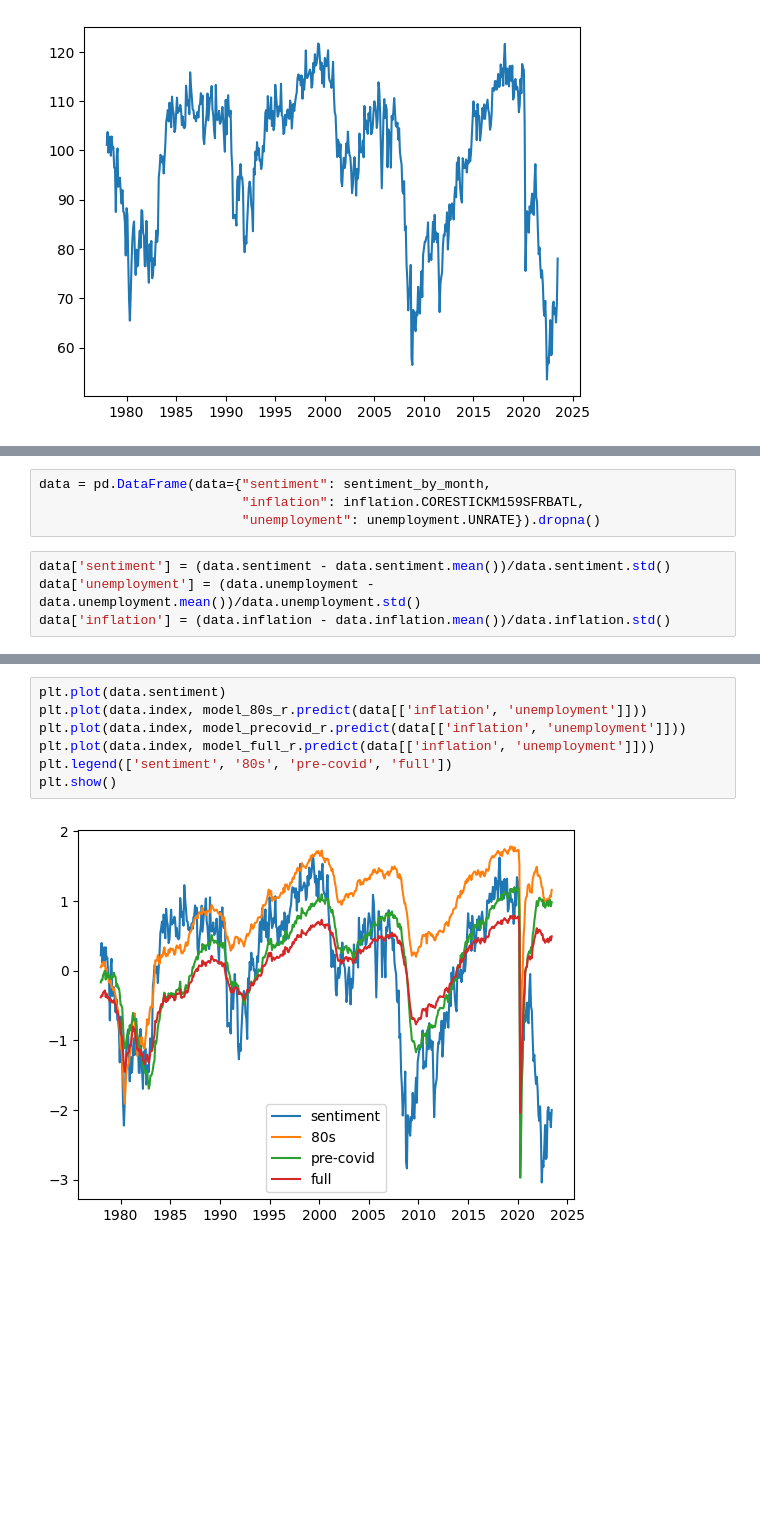
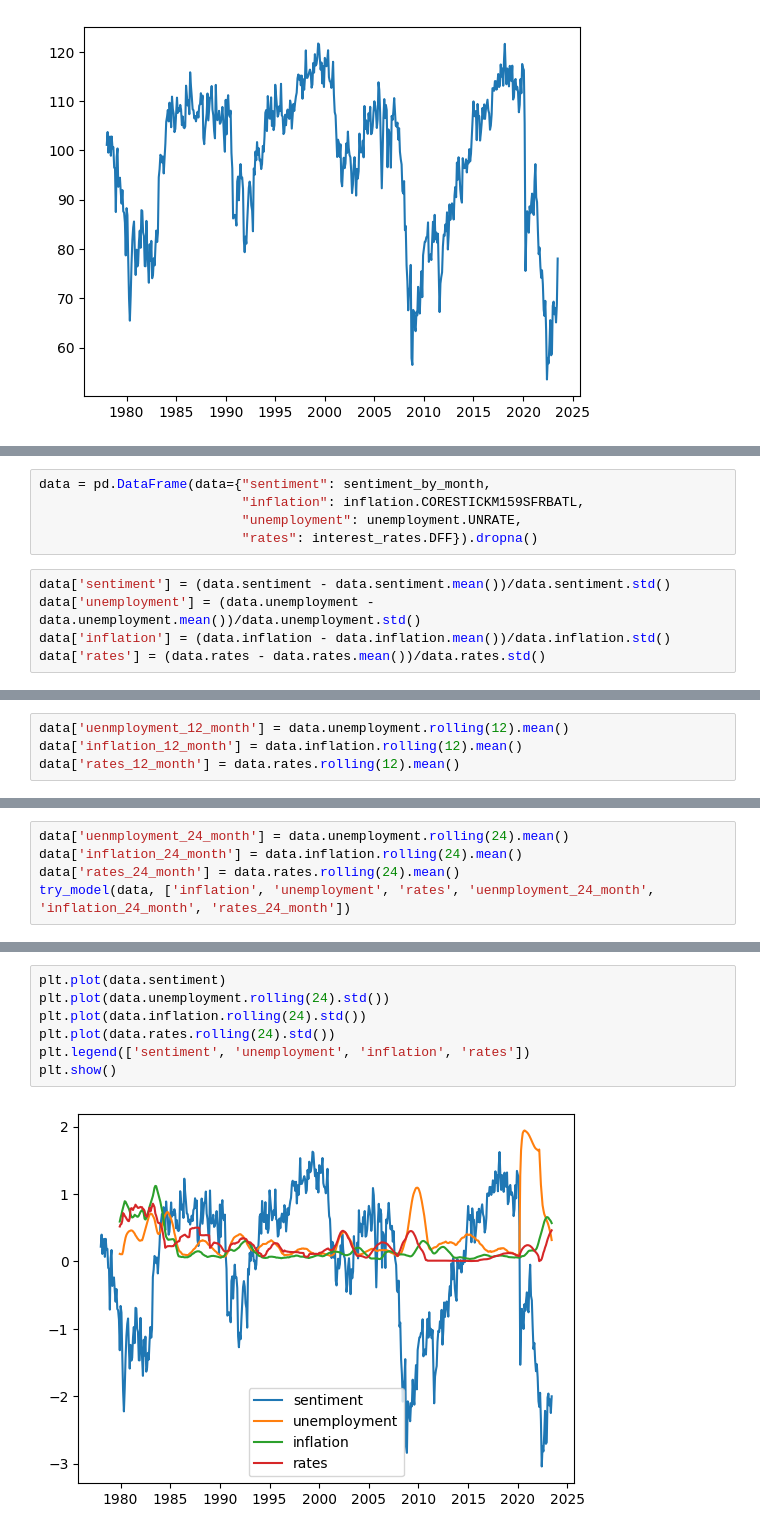
Before and after one commit to nwbvt/economic_perception, a Jupyter notebook: EconomySentiment.ipynb, the cells around one changed output, grey strips where cells are left out. Drawn from its saved outputs; the diff is of its cells as text; blank space fills up the shorter version.

```diff
--- a/EconomySentiment.ipynb
+++ b/EconomySentiment.ipynb
@@ -39,11 +42,13 @@ inflation = inflation.set_index('DATE')
 # %%
 data = pd.DataFrame(data={"sentiment": sentiment_by_month,
                           "inflation": inflation.CORESTICKM159SFRBATL,
-                          "unemployment": unemployment.UNRATE}).dropna()
+                          "unemployment": unemployment.UNRATE,
+                          "rates": interest_rates.DFF}).dropna()
 # %%
 data['sentiment'] = (data.sentiment - data.sentiment.mean())/data.sentiment.std()
 data['unemployment'] = (data.unemployment - data.unemployment.mean())/data.unemployment.std()
 data['inflation'] = (data.inflation - data.inflation.mean())/data.inflation.std()
+data['rates'] = (data.rates - data.rates.mean())/data.rates.std()
 # %%
 plt.plot(data.sentiment)
 plt.plot(data.unemployment)
@@ -78,0 +121,4 @@ model_80s_r.coef_, model_80s.coef_
+# %%
+data['uenmployment_12_month'] = data.unemployment.rolling(12).mean()
+data['inflation_12_month'] = data.inflation.rolling(12).mean()
+data['rates_12_month'] = data.rates.rolling(12).mean()
@@ -78,0 +140,5 @@ model_80s_r.coef_, model_80s.coef_
+# %%
+data['uenmployment_24_month'] = data.unemployment.rolling(24).mean()
+data['inflation_24_month'] = data.inflation.rolling(24).mean()
+data['rates_24_month'] = data.rates.rolling(24).mean()
+try_model(data, ['inflation', 'unemployment', 'rates', 'uenmployment_24_month', 'inflation_24_month', 'rates_24_month'])
@@ -79,9 +158,9 @@ model_80s_r.coef_, model_80s.coef_
 # %%
 plt.plot(data.sentiment)
-plt.plot(data.index, model_80s_r.predict(data[['inflation', 'unemployment']]))
-plt.plot(data.index, model_precovid_r.predict(data[['inflation', 'unemployment']]))
-plt.plot(data.index, model_full_r.predict(data[['inflation', 'unemployment']]))
-plt.legend(['sentiment', '80s', 'pre-covid', 'full'])
+plt.plot(data.unemployment.rolling(24).std())
+plt.plot(data.inflation.rolling(24).std())
+plt.plot(data.rates.rolling(24).std())
+plt.legend(['sentiment', 'unemployment', 'inflation', 'rates'])
 plt.show()
 # %% [output]
-[figure, old version]
+[figure, new version]
```
Also changed, not shown: parts of 16 cells of this notebook, 1 other file.
